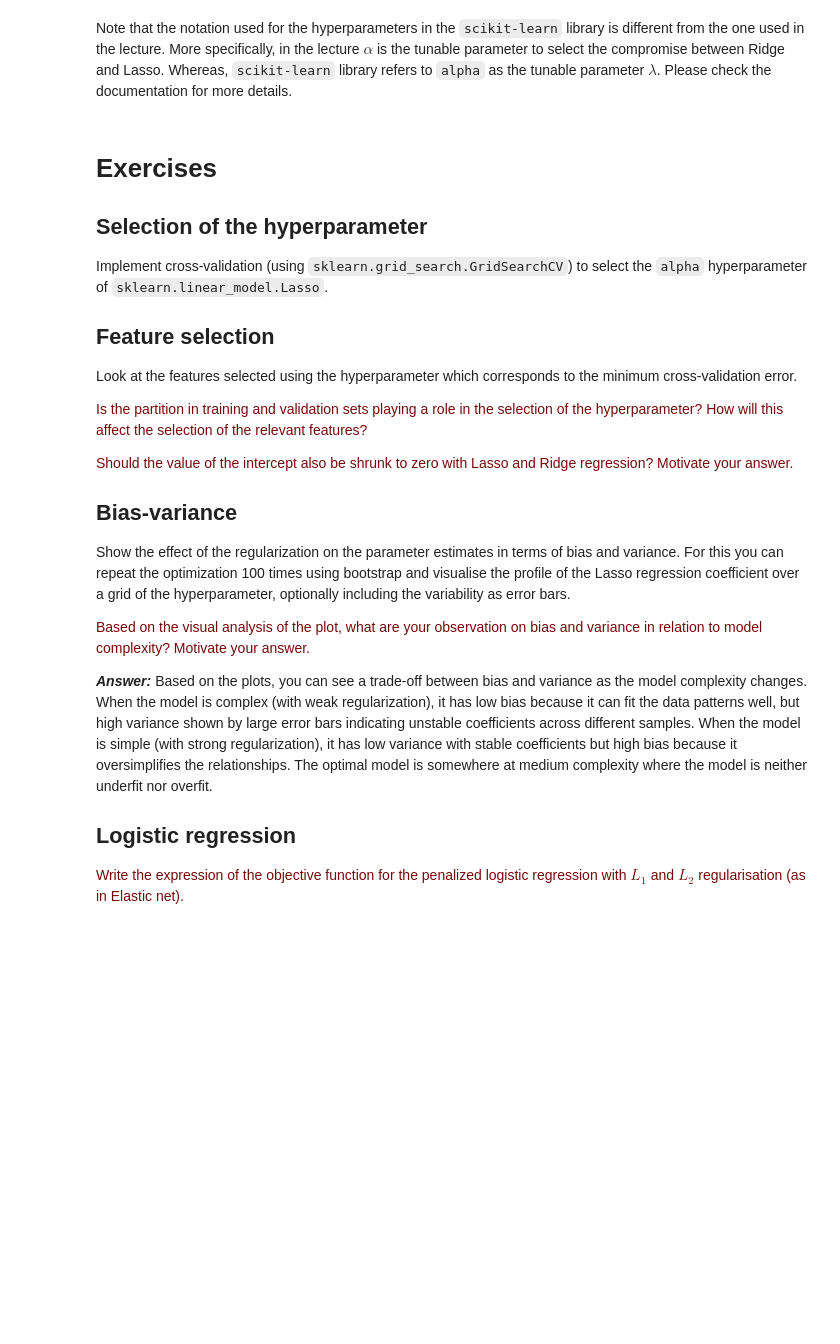
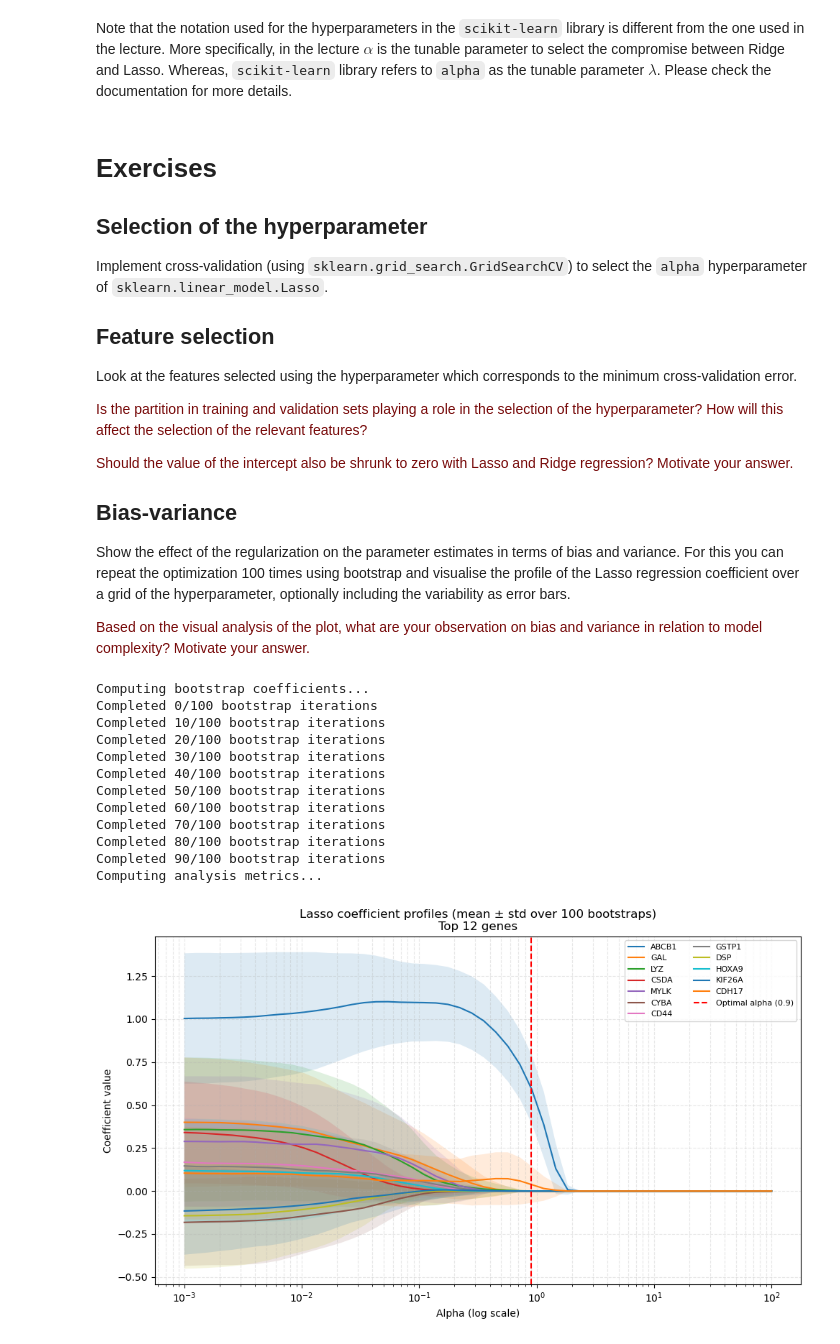
Before and after one commit to lucazini03/ml-for-medical-imaging, a Jupyter notebook: week_3_biasvariance.ipynb, the cells around one changed output. Drawn from its saved outputs; the diff is of its cells as text; code cells hidden in the pictures; blank space fills up the shorter version.

Commit message:
changes for bias variance

```diff
--- a/week_3_biasvariance.ipynb
+++ b/week_3_biasvariance.ipynb
@@ -218,19 +348,27 @@ Look at the features selected using the hyperparameter which corresponds to the
 Show the effect of the regularization on the parameter estimates in terms of bias and variance. For this you can repeat the optimization 100 times using bootstrap and visualise the profile of the Lasso regression coefficient over a grid of the hyperparameter, optionally including the variability as error bars.
 
 <p><font color='#770a0a'>Based on the visual analysis of the plot, what are your observation on bias and variance in relation to model complexity? Motivate your answer.</font></p>
-
-***Answer:*** Based on the plots, you can see a trade-off between bias and variance as the model complexity changes. When the model is complex (with weak regularization), it has low bias because it can fit the data patterns well, but high variance shown by large error bars indicating unstable coefficients across different samples. When the model is simple (with strong regularization), it has low variance with stable coefficients but high bias because it oversimplifies the relationships. The optimal model is somewhere at medium complexity where the model is neither underfit nor overfit.
-
-## Logistic regression
-
-<p><font color='#770a0a'>Write the expression of the objective function for the penalized logistic regression with $L_1$ and $L_2$ regularisation (as in Elastic net).</font></p>
 # %%
 import sys
 sys.path.append('code/')
-from biasvariance_analysis import compute_bootstrap_coefficients, plot_bootstrap_results
+from biasvariance_analysis import *
 
 # Calculate the bootstrap coefficients
 results = compute_bootstrap_coefficients(gene_expression, drug_response)
 
 # Plot the results for some of the features that are most relevant
-plot_bootstrap_results(results, optimal_alpha=0.3)
+plot_bootstrap_results_combined(results, optimal_alpha=0.9, top_k=12)
+# %% [output]
+Computing bootstrap coefficients...
+Completed 0/100 bootstrap iterations
+Completed 10/100 bootstrap iterations
+Completed 20/100 bootstrap iterations
+Completed 30/100 bootstrap iterations
+Completed 40/100 bootstrap iterations
+Completed 50/100 bootstrap iterations
+Completed 60/100 bootstrap iterations
+Completed 70/100 bootstrap iterations
+Completed 80/100 bootstrap iterations
+Completed 90/100 bootstrap iterations
+Computing analysis metrics...
+[figure, added]
```
Also changed, not shown: parts of 18 cells of this notebook, 1 other file.
